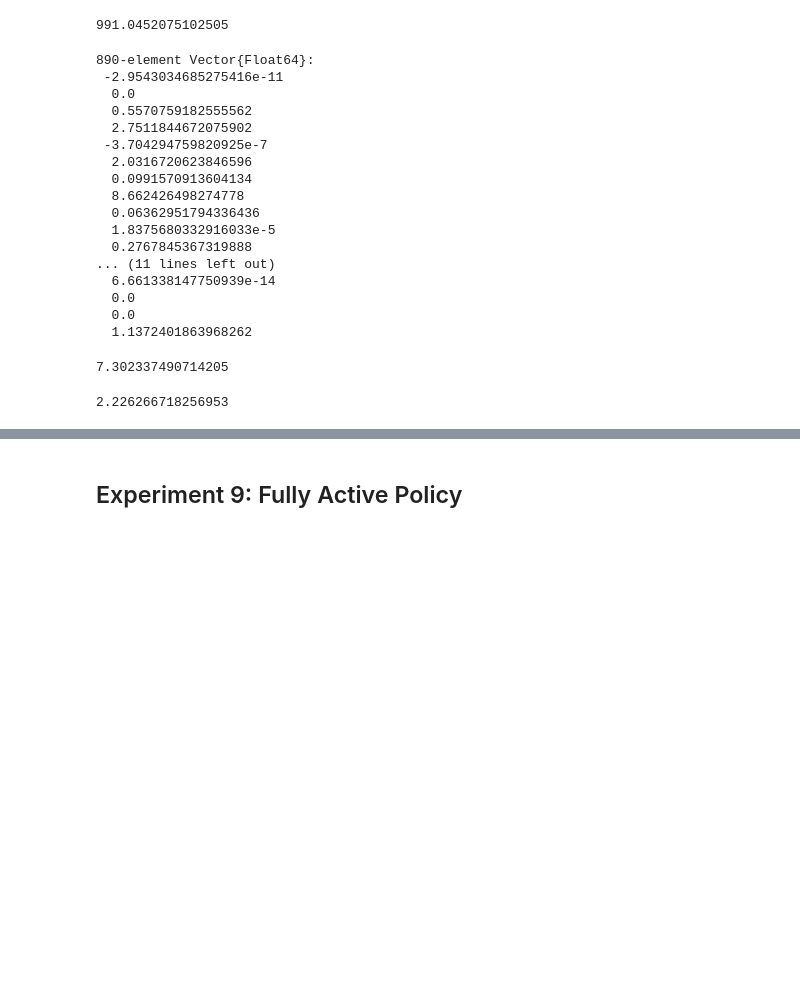
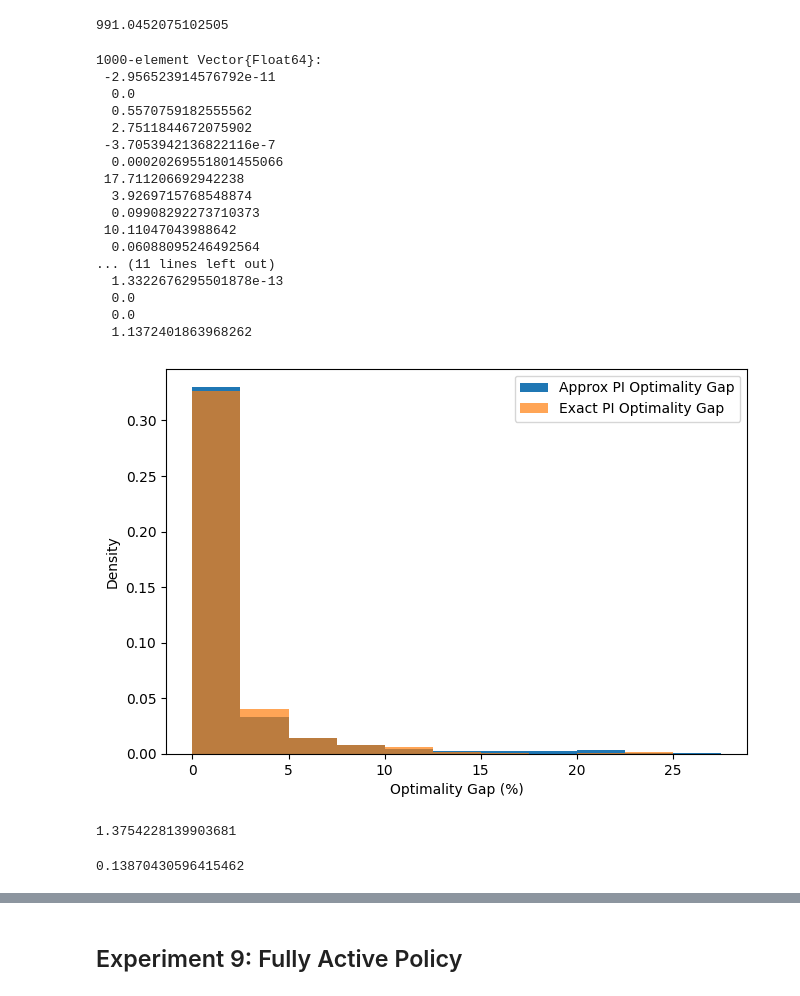
Before and after one commit to fairleyl/PhD-Code, a Jupyter notebook: Problem-Suite-IndepTau.ipynb, the cells around one changed output, grey strips where cells are left out. Drawn from its saved outputs; the diff is of its cells as text; code cells hidden in the pictures; blank space fills up the shorter version.

```diff
--- a/Problem-Suite-IndepTau.ipynb
+++ b/Problem-Suite-IndepTau.ipynb
@@ -6040,5 +6099,5 @@ exactPIFromVFA["fullResult"] = resRpis
 
 f = serialize("resultExp8_Extra.big", exactPIFromVFA)
 # %%
-successfulGaps = [exactPIFromVFA_gap[i] for i in 1:1000 if dspGaps[i] > exactPIFromVFA_gap[i]]
+successfulGaps = [exactPIFromVFA_gap[i] for i in 1:1000]
 # %% [output]
@@ -6071,22 +6130,33 @@ maximum(exactPIFromVFA_gap)
 upper = maximum(successfulGaps)
 density(successfulGaps, xlim = (0,upper))
 # %%
-test = [optGaps[i] for i in 1:1000 if dspGaps[i] > exactPIFromVFA_gap[i]]
+test = [optGaps2[i] for i in 1:1000]
 # %% [output]
-890-element Vector{Float64}:
- -2.9543034685275416e-11
+1000-element Vector{Float64}:
+ -2.956523914576792e-11
   0.0
   0.5570759182555562
   2.7511844672075902
- -3.704294759820925e-7
-  2.0316720623846596
-  0.0991570913604134
-  8.662426498274778
-  0.06362951794336436
-  1.8375680332916033e-5
-  0.2767845367319888
+ -3.7053942136822116e-7
+  0.00020269551801455066
+ 17.711206692942238
+  3.9269715768548874
+  0.09908292273710373
+ 10.11047043988642
+  0.06088095246492564
 ... (11 lines left out)
-  6.661338147750939e-14
+  1.3322676295501878e-13
   0.0
   0.0
   1.1372401863968262
+# %%
+figure(figsize=((3/2)*5, 5))
+xlabel("Optimality Gap (%)")
+ylabel("Density")
+bins = [i*2.5 for i in 0:(27.5/2.5)]
+hist(successfulGaps, density = true, label = "Approx PI Optimality Gap", alpha = 1, bins = bins)
+hist(test, density = true, label = "Exact PI Optimality Gap", alpha = 0.7, bins = bins)
+legend()
+PyPlot.savefig("approxVsExact.pdf", bbox_inches="tight")
+# %% [output]
+[figure, added]
@@ -6095,11 +6175,11 @@ density(test)
 # %%
-mean(optGapsApprox)
+mean(test)
 # %% [output]
-7.302337490714205
+1.3754228139903681
 # %%
-median(optGapsApprox)
+median(test)
 # %% [output]
-2.226266718256953
+0.13870430596415462
 # %%
 mean(successfulGaps)
 # %% [output]
```
Also changed, not shown: parts of 50 cells of this notebook, 3 other files.
